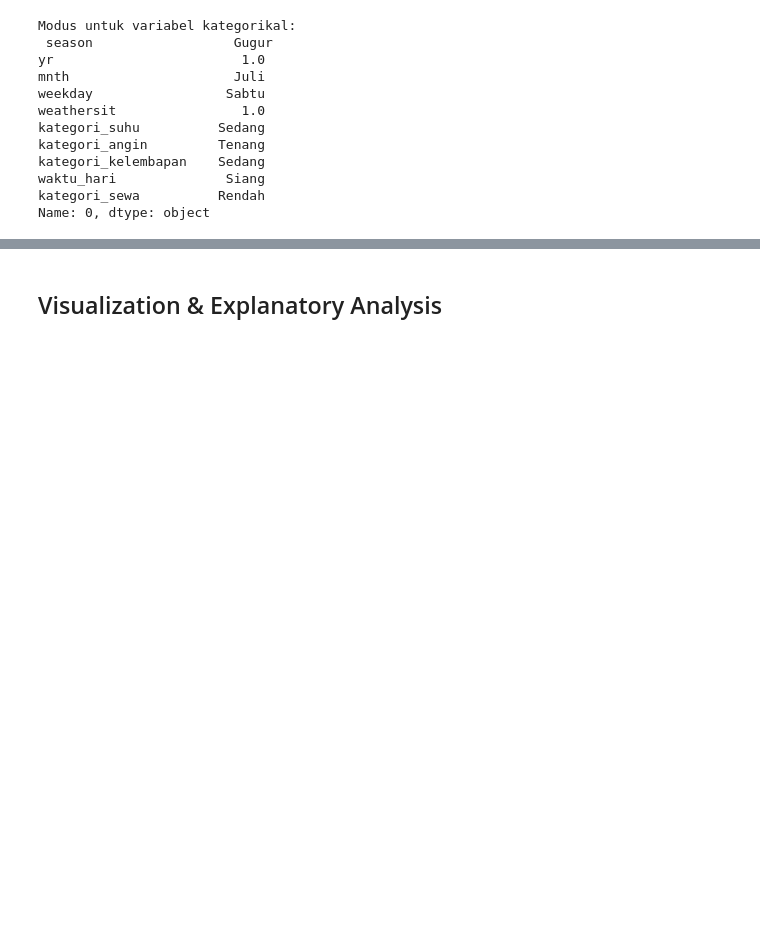
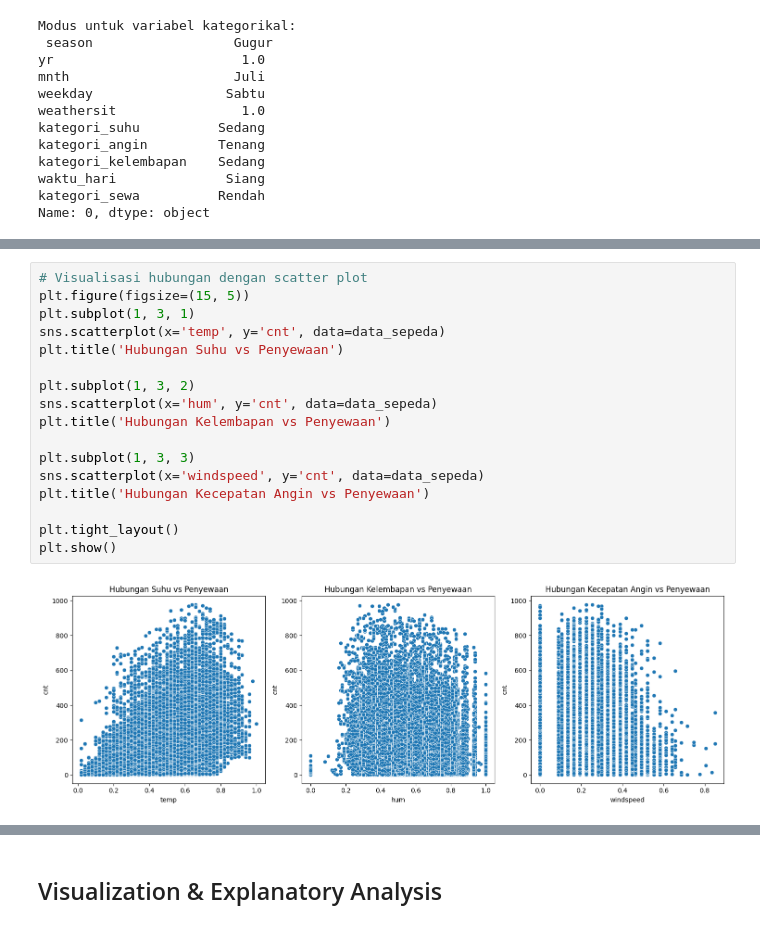
Before and after one commit to ferdiansakti/proyek_analisis_data, a Jupyter notebook: data/notebook.ipynb, the cells around one changed output, grey strips where cells are left out. Cells and saved outputs as stored; diff of their text form; blank space fills up the shorter version.

```diff
--- a/data/notebook.ipynb
+++ b/data/notebook.ipynb
@@ -232,0 +316,19 @@ Name: 0, dtype: object
+# %%
+# Visualisasi hubungan dengan scatter plot
+plt.figure(figsize=(15, 5))
+plt.subplot(1, 3, 1)
+sns.scatterplot(x='temp', y='cnt', data=data_sepeda)
+plt.title('Hubungan Suhu vs Penyewaan')
+
+plt.subplot(1, 3, 2)
+sns.scatterplot(x='hum', y='cnt', data=data_sepeda)
+plt.title('Hubungan Kelembapan vs Penyewaan')
+
+plt.subplot(1, 3, 3)
+sns.scatterplot(x='windspeed', y='cnt', data=data_sepeda)
+plt.title('Hubungan Kecepatan Angin vs Penyewaan')
+
+plt.tight_layout()
+plt.show()
+# %% [output]
+[figure, added]
```
Also changed, not shown: parts of 29 cells of this notebook.
